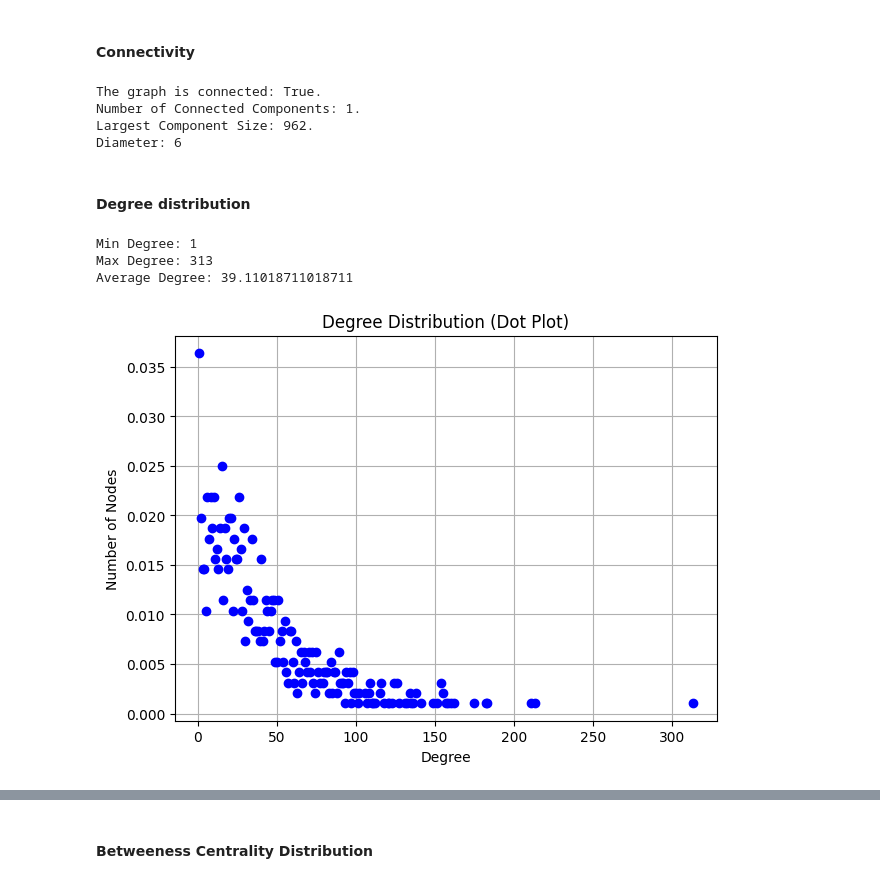
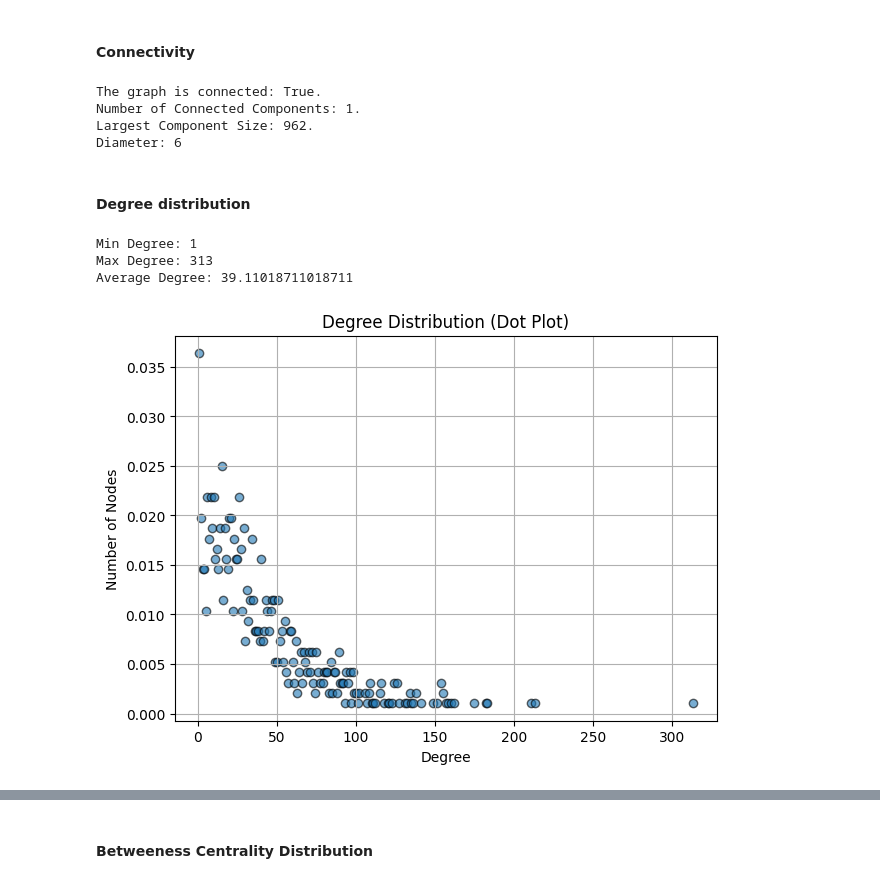
Before and after one commit to Master-HPC-2025/Social-Network-Analysis, a Jupyter notebook: project_1.ipynb, the cells around one changed output, grey strips where cells are left out. Drawn from its saved outputs; the diff is of its cells as text; code cells hidden in the pictures.

Commit message:
added comms to properties plots

```diff
--- a/project_1.ipynb
+++ b/project_1.ipynb
@@ -63,7 +63,7 @@ matrix_ba = scipy.io.mmread("networks/socfb-Reed98_BA.mtx")
 matrix_er = scipy.io.mmread("networks/socfb-Reed98_ER.mtx")
 
 G_original = nx.from_scipy_sparse_array(matrix_original)
-G_BA = nx.from_scipy_sparse_array(matrix_ba)
+G = nx.from_scipy_sparse_array(matrix_ba)
 G_ER = nx.from_scipy_sparse_array(matrix_er)
 # %% [markdown]
 Now to gather some insights into the description of each of the networks
@@ -171,7 +171,7 @@ def degree_summary_and_distribution(G: nx.Graph):
 
     # plot as a dot graph
     plt.figure(figsize=(7, 5))
-    plt.plot(degree_values, node_counts, 'o', color='blue')
+    plt.scatter(degree_values, node_counts, alpha=0.6, edgecolors='k')
     plt.title("Degree Distribution (Dot Plot)")
     plt.xlabel("Degree")
     plt.ylabel("Number of Nodes")
@@ -206,7 +206,7 @@ def connectivity(G: nx.Graph):
     print(f"Diameter: {diameter}")
 
 
-def clustering_coefficient_and_distribution_plot(G: nx.Graph):
+def clustering_coefficient_and_degree_distribution_plot(G: nx.Graph):
     # Clustering Coefficient: Measures how tightly connected a node’s neighbors are (how likely it is for 2 nodes with a common neighbor to be linked).
     # Interpretation: How interconnected are on average the users. High clustering means high interaction between the friends of an user.
     avg_clustering = nx.average_clustering(G)
@@ -240,7 +240,7 @@ def clustering_coefficient_and_distribution_plot(G: nx.Graph):
 
     # Plot in log-log scale
     plt.figure(figsize=(6, 5))
-    plt.scatter(sorted_degrees, avg_clustering_values_per_degree, color='red')
+    plt.scatter(sorted_degrees, avg_clustering_values_per_degree, alpha=0.6, edgecolors='k')
     plt.xlabel('Degree $k$')
     plt.ylabel('Clustering Coefficient $C(k)$')
     plt.title('Clustering Coefficient vs Degree')
@@ -298,7 +298,7 @@ def shortest_path_length_and_plot(largest_cc: nx.Graph):
 
     # plot probability distribution
     plt.figure(figsize=(7, 5))
-    plt.plot(d_vals, p_vals, marker='o', color='red')
+    plt.plot(d_vals, p_vals, marker='o', alpha=0.6)
     plt.title("Shortest Path Length Distribution")
     plt.xlabel("Shortest Path Length $d$")
     plt.ylabel("Probability $p_d$")
@@ -389,26 +403,19 @@ def compute_and_display_eigenvector_centrality(G, graph_name):
 ### Network Properties
 # %% [markdown]
 #### Connectivity
-# %%
-#TODO: move this to creation
-matrix = scipy.io.mmread("networks\\socfb-Reed98.mtx")
-
-# convert the matrix to a NetworkX graph
-G = nx.from_scipy_sparse_array(matrix)
-#---------
-
-connectivity(G)
-# %% [output]
-The graph is connected: True.
-Number of Connected Components: 1.
-Largest Component Size: 962.
-Diameter: 6
+# %%
+connectivity(G_original)
+# %% [output]
+The graph is connected: True.
+Number of Connected Components: 1.
+Largest Component Size: 962.
+Diameter: 6
 # %% [markdown]
 #### Degree distribution
 # %%
-degree_summary_and_distribution(G)
+degree_summary_and_distribution(G_original)
 # %% [output]
 Min Degree: 1
 Max Degree: 313
 Average Degree: 39.11018711018711
-[figure, old version]
+[figure, new version]
```
Also changed, not shown: parts of 45 cells of this notebook.
